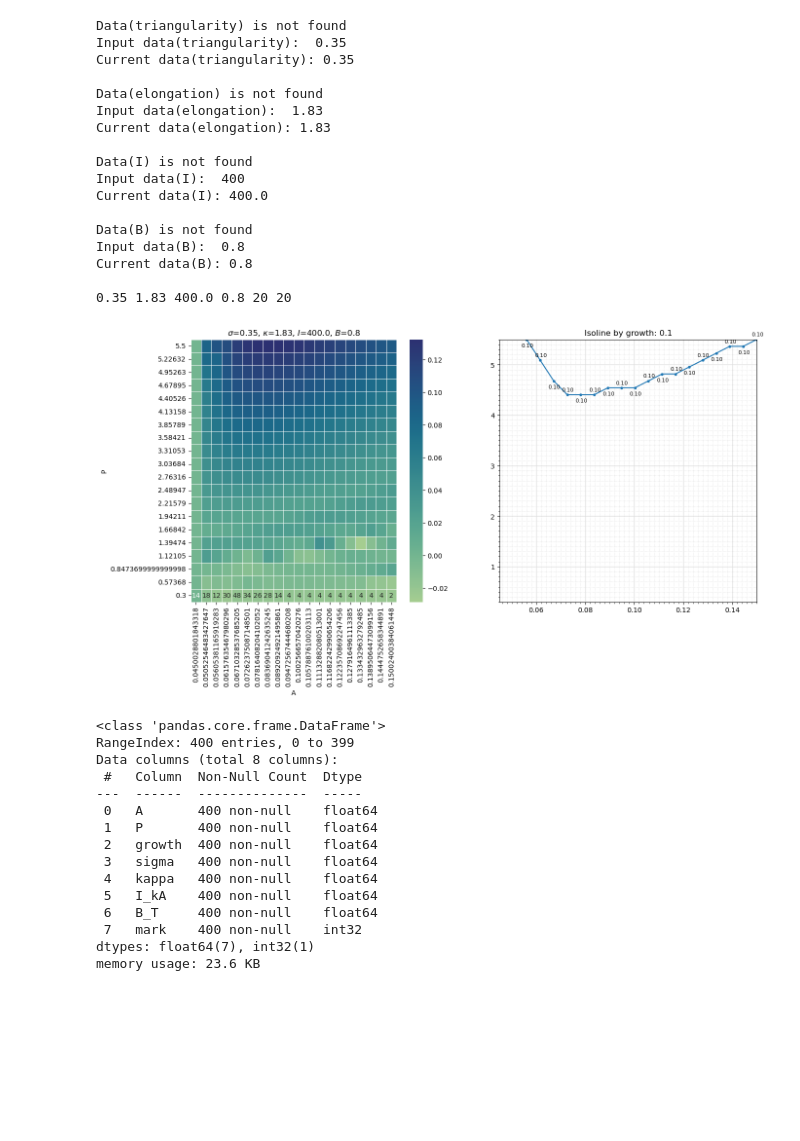
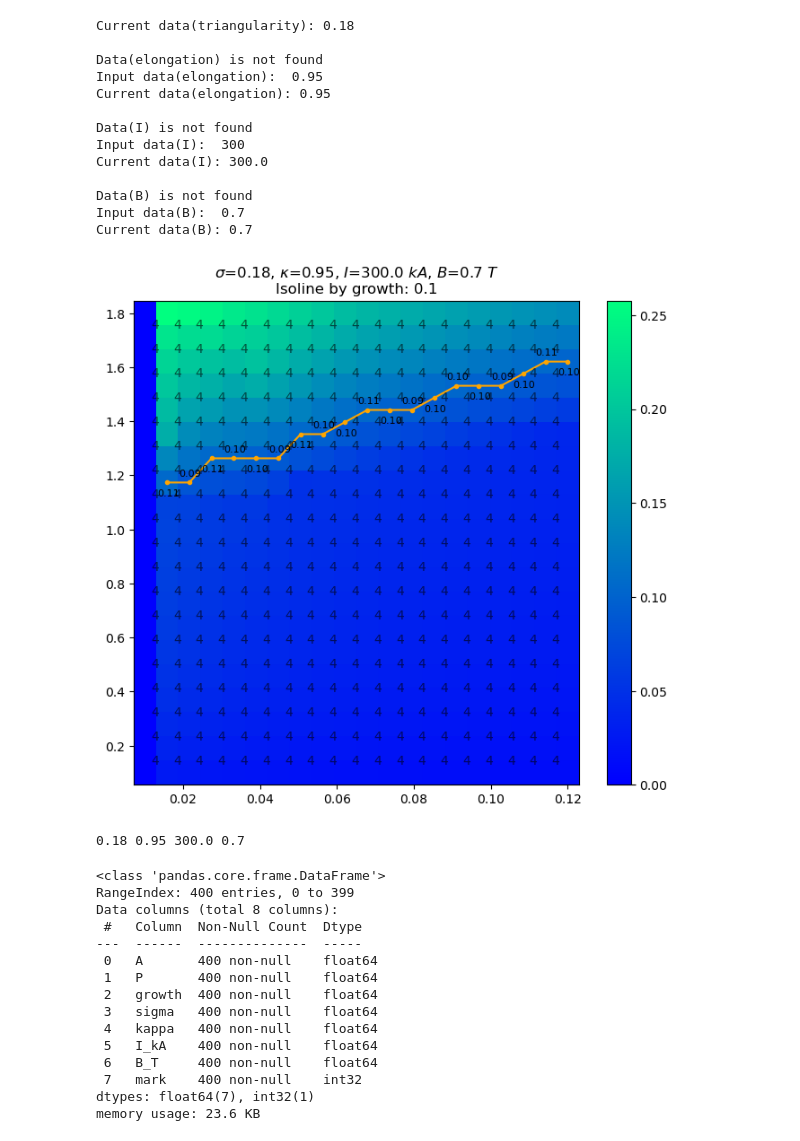
Before and after one commit to feodorrussia/PB_modeling, a Jupyter notebook: Modeling Piling-Ballon Mode/Data-processing.ipynb, the cells around one changed output. Saved outputs shown, nothing was run; the diff lists cells and outputs as text; code cells hidden in the pictures; blank space fills up the shorter version.

Commit message:
Update Data-processing.ipynb
New diagram plotting (pcolormap)

```diff
--- a/Modeling Piling-Ballon Mode/Data-processing.ipynb
+++ b/Modeling Piling-Ballon Mode/Data-processing.ipynb
@@ -92,24 +154,22 @@ def get_isoline(np_growth, df_data, growth_edge):
 # %%
-filename = "output-data_triangularity=2.1e-1.npz"
+filename = "output-data_triangularity=1.8e-1.npz"
 
-sigma, kappa, I, B, N, M, df, mode_data = get_data_fromDAT()  # get_data_fromNPZ(filename)
+sigma, kappa, I, B, df = get_data_fromNPZ(filename)  # get_data_fromDAT()  #
 
-print(sigma, kappa, I, B, N, M)
+print(sigma, kappa, I, B)
 # %% [output]
-Data(triangularity) is not found
-Input data(triangularity):  0.35
-Current data(triangularity): 0.35
+Current data(triangularity): 0.18
 
 Data(elongation) is not found
-Input data(elongation):  1.83
-Current data(elongation): 1.83
+Input data(elongation):  0.95
+Current data(elongation): 0.95
 
 Data(I) is not found
-Input data(I):  400
-Current data(I): 400.0
+Input data(I):  300
+Current data(I): 300.0
 
 Data(B) is not found
-Input data(B):  0.8
-Current data(B): 0.8
-
-0.35 1.83 400.0 0.8 20 20
+Input data(B):  0.7
+Current data(B): 0.7
+[figure, added]
+0.18 0.95 300.0 0.7
@@ -120,42 +176,3 @@ plot_x, plot_y, plot_z = get_isoline(df.growth.to_numpy(), df.to_numpy(), growth
-# %%
-fig, [ax1, ax2] = plt.subplots(ncols=2)
-fig.set_figwidth(15)
-fig.set_figheight(7)
-
-table = df.pivot(index='P', columns='A', values='growth')
-annot_arr = mode_data[1:, 1:]
-
-sns.heatmap(table, cmap="crest", annot=annot_arr.T, linewidth=.5, ax=ax1)
-ax1.invert_yaxis()
-
-# ax2.plot(plot_data[:, 0], plot_data[:, 1], marker="+", label='Direct', alpha=0.8)
-# for i, (xi, yi) in enumerate(zip(plot_data[:, 0], plot_data[:, 1])):
-#     ax2.annotate(f"{plot_data[i, 2]:.2f}",
-#                  (xi, yi), textcoords="offset points",
-#                  fontsize=8, xytext=(-8, 5))
-
-ax2.plot(plot_x, plot_y, marker=".")  # , label='Average', alpha=0.8, linewidth=.5
-for i, (xi, yi) in enumerate(zip(plot_x, plot_y)):
-    ax2.annotate(f"{plot_z[i]:.2f}",
-                 (xi, yi), textcoords="offset points",
-                 fontsize=8, xytext=(-8, (5 if i%2 else -11)))
-
-# ax2.legend()
-ax2.set_xlim([df.A.min(), df.A.max()])
-ax2.set_ylim([df.P.min(), df.P.max()])
-
-ax2.grid(which='major', color='#DDDDDD', linewidth=0.9)
-ax2.grid(which='minor', color='#DDDDDD', linestyle=':', linewidth=0.7)
-ax2.minorticks_on()
-ax2.xaxis.set_minor_locator(AutoMinorLocator(10))
-ax2.yaxis.set_minor_locator(AutoMinorLocator(10))
-
-ax1.set_title(f"$\\sigma$={sigma}, $\\kappa$={kappa}, $I$={I}, $B$={B}")
-ax2.set_title(f"Isoline by growth: {growth_edge}")
-
-plt.show()
-# %% [output]
-[figure, removed]
 # %%
 df["sigma"] = sigma
 df["kappa"] = kappa
```
Also changed, not shown: parts of 3 cells of this notebook.
